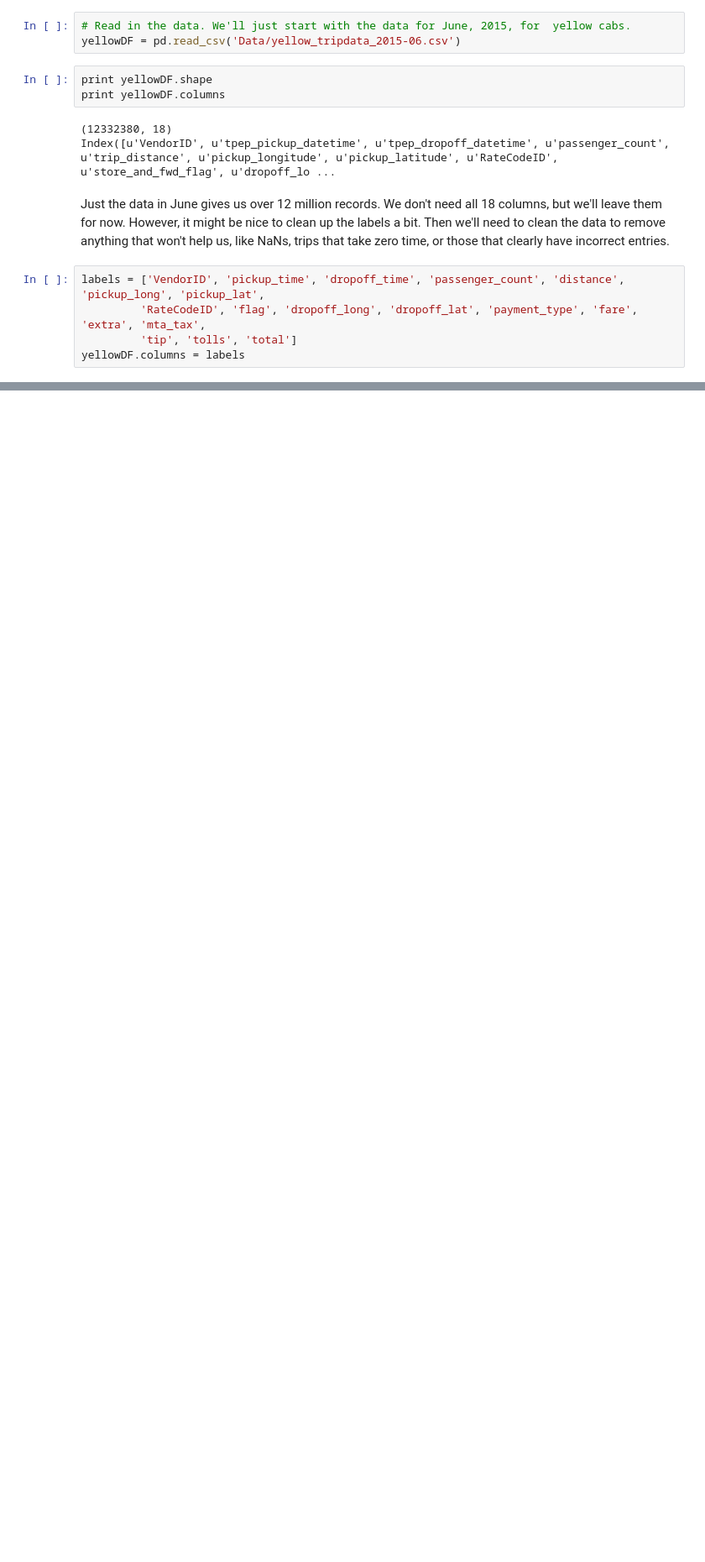
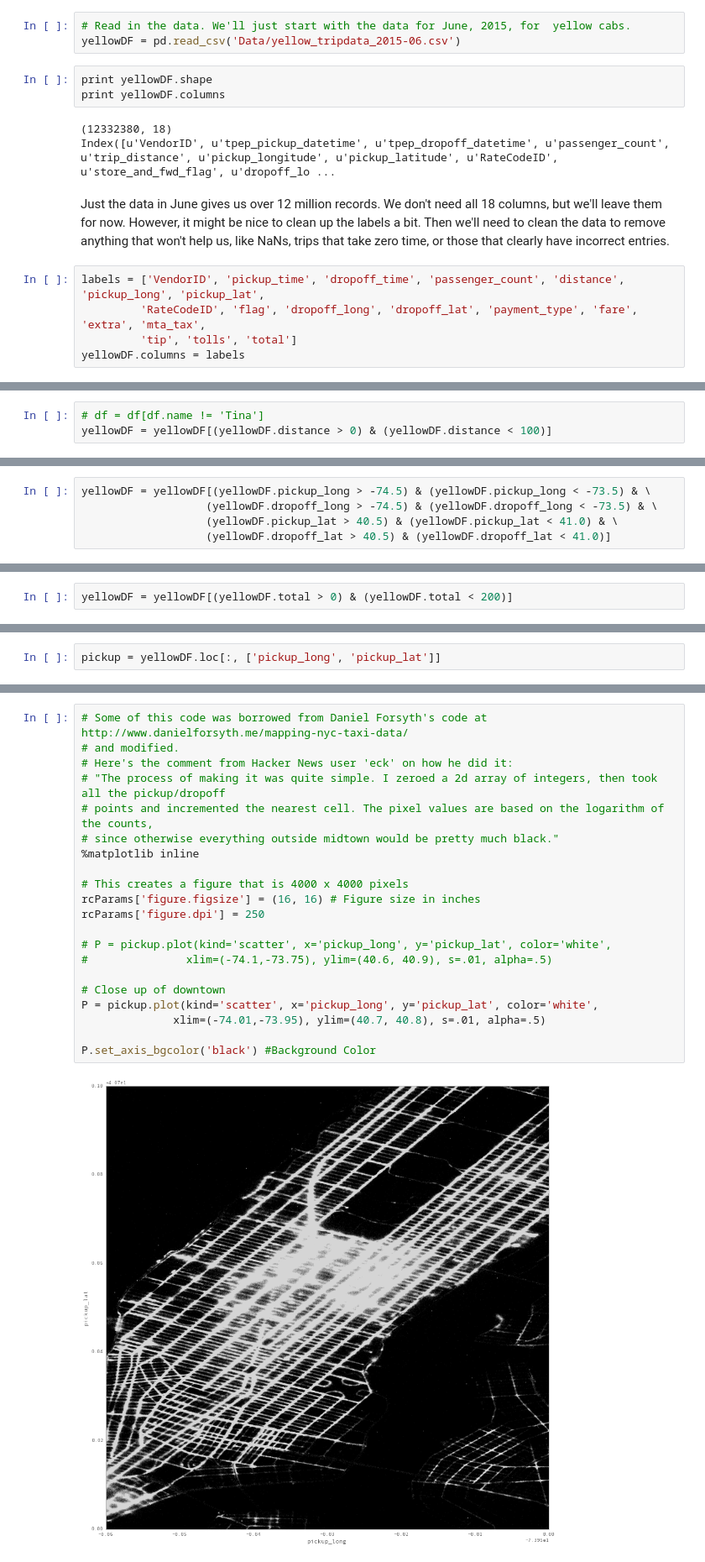
Before and after one commit to bradmager/NYC_TaxiData, a Jupyter notebook: NYC_TaxiData.ipynb, the cells around one changed output, grey strips where cells are left out. Shown: that part at 84% size. Saved outputs shown, nothing was run; the diff lists cells and outputs as text; blank space fills up the shorter version.

```diff
--- a/NYC_TaxiData.ipynb
+++ b/NYC_TaxiData.ipynb
@@ -47,0 +61,3 @@ print yellowDF.head(5)
+# %%
+# df = df[df.name != 'Tina']
+yellowDF = yellowDF[(yellowDF.distance > 0) & (yellowDF.distance < 100)]
@@ -47,0 +68,5 @@ print yellowDF.head(5)
+# %%
+yellowDF = yellowDF[(yellowDF.pickup_long > -74.5) & (yellowDF.pickup_long < -73.5) & \
+                   (yellowDF.dropoff_long > -74.5) & (yellowDF.dropoff_long < -73.5) & \
+                   (yellowDF.pickup_lat > 40.5) & (yellowDF.pickup_lat < 41.0) & \
+                   (yellowDF.dropoff_lat > 40.5) & (yellowDF.dropoff_lat < 41.0)]
@@ -47,0 +79,2 @@ print yellowDF.head(5)
+# %%
+yellowDF = yellowDF[(yellowDF.total > 0) & (yellowDF.total < 200)]
@@ -47,0 +98,2 @@ print yellowDF.head(5)
+# %%
+pickup = yellowDF.loc[:, ['pickup_long', 'pickup_lat']]
@@ -47,0 +102,23 @@ print yellowDF.head(5)
+# %%
+# Some of this code was borrowed from Daniel Forsyth's code at http://www.danielforsyth.me/mapping-nyc-taxi-data/
+# and modified.
+# Here's the comment from Hacker News user 'eck' on how he did it:
+# "The process of making it was quite simple. I zeroed a 2d array of integers, then took all the pickup/dropoff
+# points and incremented the nearest cell. The pixel values are based on the logarithm of the counts,
+# since otherwise everything outside midtown would be pretty much black."
+%matplotlib inline
+
+# This creates a figure that is 4000 x 4000 pixels
+rcParams['figure.figsize'] = (16, 16) # Figure size in inches
+rcParams['figure.dpi'] = 250
+
+# P = pickup.plot(kind='scatter', x='pickup_long', y='pickup_lat', color='white',
+#               xlim=(-74.1,-73.75), ylim=(40.6, 40.9), s=.01, alpha=.5)
+
+# Close up of downtown
+P = pickup.plot(kind='scatter', x='pickup_long', y='pickup_lat', color='white',
+              xlim=(-74.01,-73.95), ylim=(40.7, 40.8), s=.01, alpha=.5)
+
+P.set_axis_bgcolor('black') #Background Color
+# %% [output]
+[figure, added]
```
Also changed, not shown: parts of 13 cells of this notebook.
